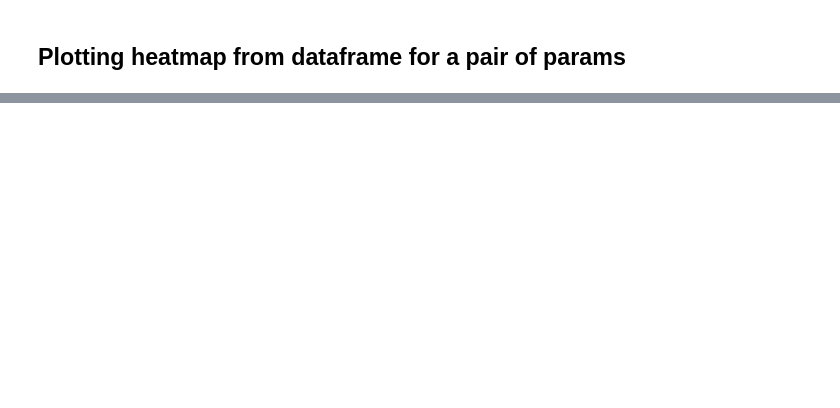
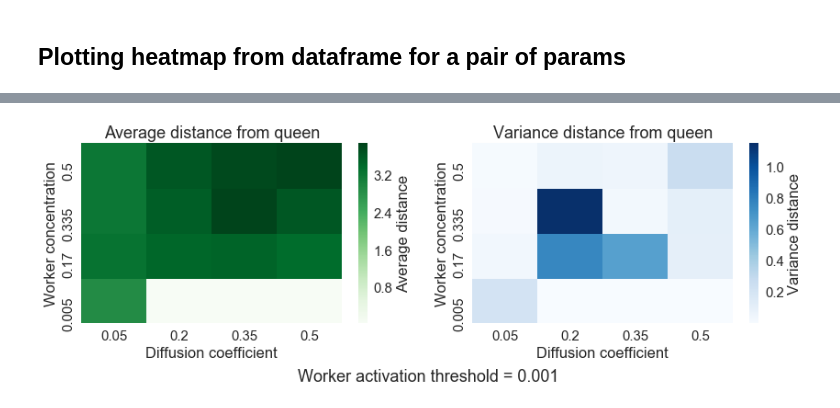
Before and after one commit to dieumynguyen/bee_communication, a Jupyter notebook: plot_param_heatmaps.ipynb, the cells around one changed output, grey strips where cells are left out. Saved outputs shown, nothing was run; the diff lists cells and outputs as text; code cells hidden in the pictures; blank space fills up the shorter version.

Commit message:
re-plot heatmaps

```diff
--- a/plot_param_heatmaps.ipynb
+++ b/plot_param_heatmaps.ipynb
@@ -66,6 +58,6 @@ def get_ending_distances(json_file):
     return dist_avg, dist_var
 # %%
 # Testing above function
-x = get_ending_distances("Q0.01_W0.5_D0.05_T0.001.json")
+x = get_ending_distances("Q0.17333333333333334_W0.5_D0.2_T0.001.json")
 print(x)
 # %% [output]
@@ -346,7 +249,7 @@ D_T_var_df:
 # %% [markdown]
 ## Plotting heatmap from dataframe for a pair of params
 # %%
-def plot_heatmap(df_avg, df_var, x_label, y_label, filename):
+def plot_heatmap(df_avg, df_var, x_label, y_label, filename, t_value):
 
     sns.set(font_scale = 1.5)
 
@@ -367,10 +270,11 @@ def plot_heatmap(df_avg, df_var, x_label, y_label, filename):
 
     # ax1.set_xticks(x_ticks)
 
-    # fig.text(0.5, -0., x_label, ha='center', va='center')
+    fig.text(0.5, 0., "Worker activation threshold = {}".format(t_value), ha='center', va='center')
     # fig.text(-0.02, -0.1, y_label, ha='center', va='center')
 
-    plt.gcf().subplots_adjust(bottom=0.15)
+
+    plt.gcf().subplots_adjust(bottom=0.20)
     # plt.title(plot_title)
     plt.savefig('figures/param_heatmap/{}.pdf'.format(filename))
 # %%
@@ -400,0 +298,7 @@ plot_heatmap(D_T_avg_df, D_T_var_df, 'Activation threshold', 'Diffusion coeffici
+# %%
+# Get names of all json's for a single T value - do this 4 times - each T has 16 files
+
+jsons_T_1 = list(map(lambda x : x.split("/")[-1], glob2.glob("avg_distance_data/*T{}.json".format(worker_bee_thresholds[0]))))
+# jsons_T_2 = list(map(lambda x : x.split("/")[-1], glob2.glob("avg_distance_data/*.json")))
+# jsons_T_3 = list(map(lambda x : x.split("/")[-1], glob2.glob("avg_distance_data/*.json")))
+# jsons_T_4 = list(map(lambda x : x.split("/")[-1], glob2.glob("avg_distance_data/*.json")))
@@ -400,0 +326,10 @@ plot_heatmap(D_T_avg_df, D_T_var_df, 'Activation threshold', 'Diffusion coeffici
+# %%
+W_D_avg_df_2 = get_dataframe(jsons_T_1, "W", worker_bee_concentrations, "D", diffusion_coefficients, "avg", worker_bee_concentrations)
+print("W_D_avg_df:")
+print(W_D_avg_df_2)
+print("\n")
+
+W_D_var_df_2 = get_dataframe(jsons_T_1, "W", worker_bee_concentrations, "D", diffusion_coefficients, "var", worker_bee_concentrations)
+print("W_D_var_df:")
+print(W_D_var_df_2)
+print("\n")
@@ -400,0 +351,5 @@ plot_heatmap(D_T_avg_df, D_T_var_df, 'Activation threshold', 'Diffusion coeffici
+# %%
+plot_heatmap(W_D_avg_df_2, W_D_var_df_2, 'Diffusion coefficient', 'Worker concentration',
+             "Threshold_0.001_Worker_Coefficient", 0.001)
+# %% [output]
+[figure, added]
```
Also changed, not shown: parts of 26 cells of this notebook, 7 other files.
